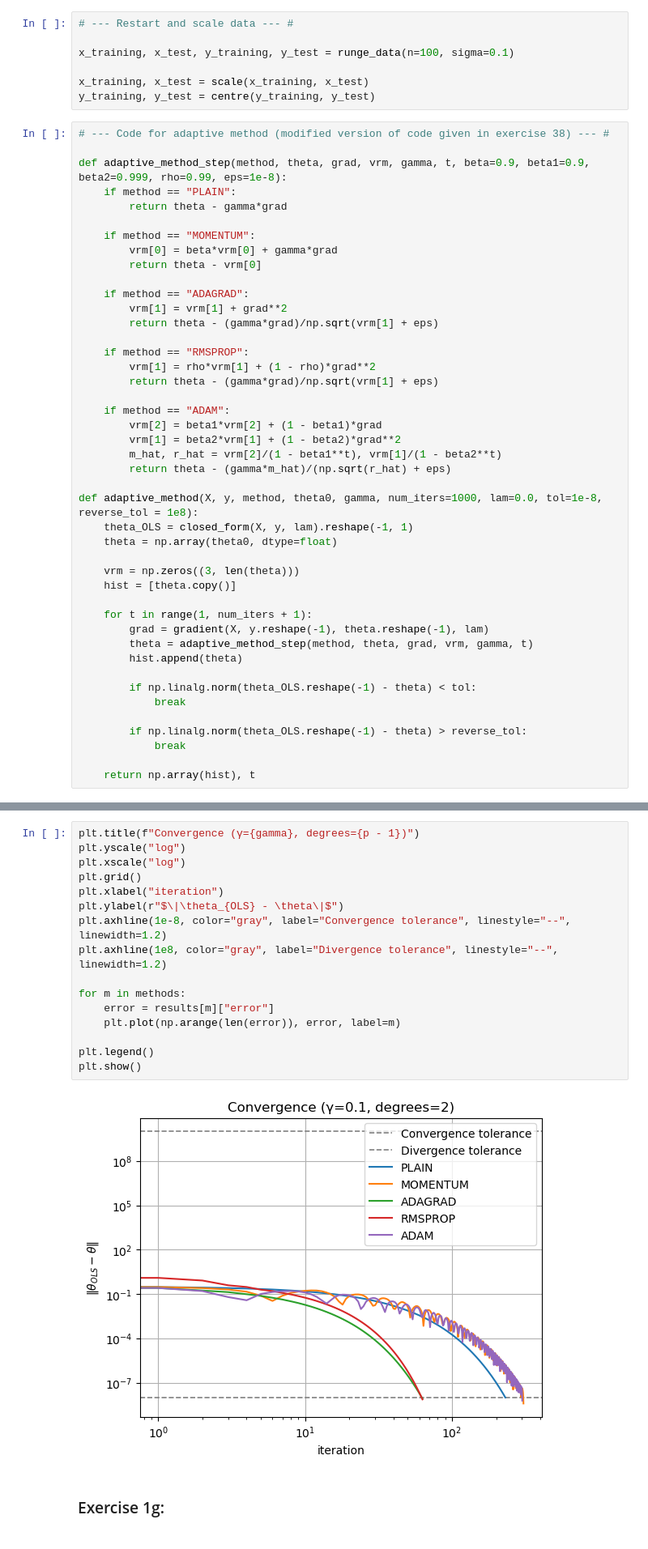
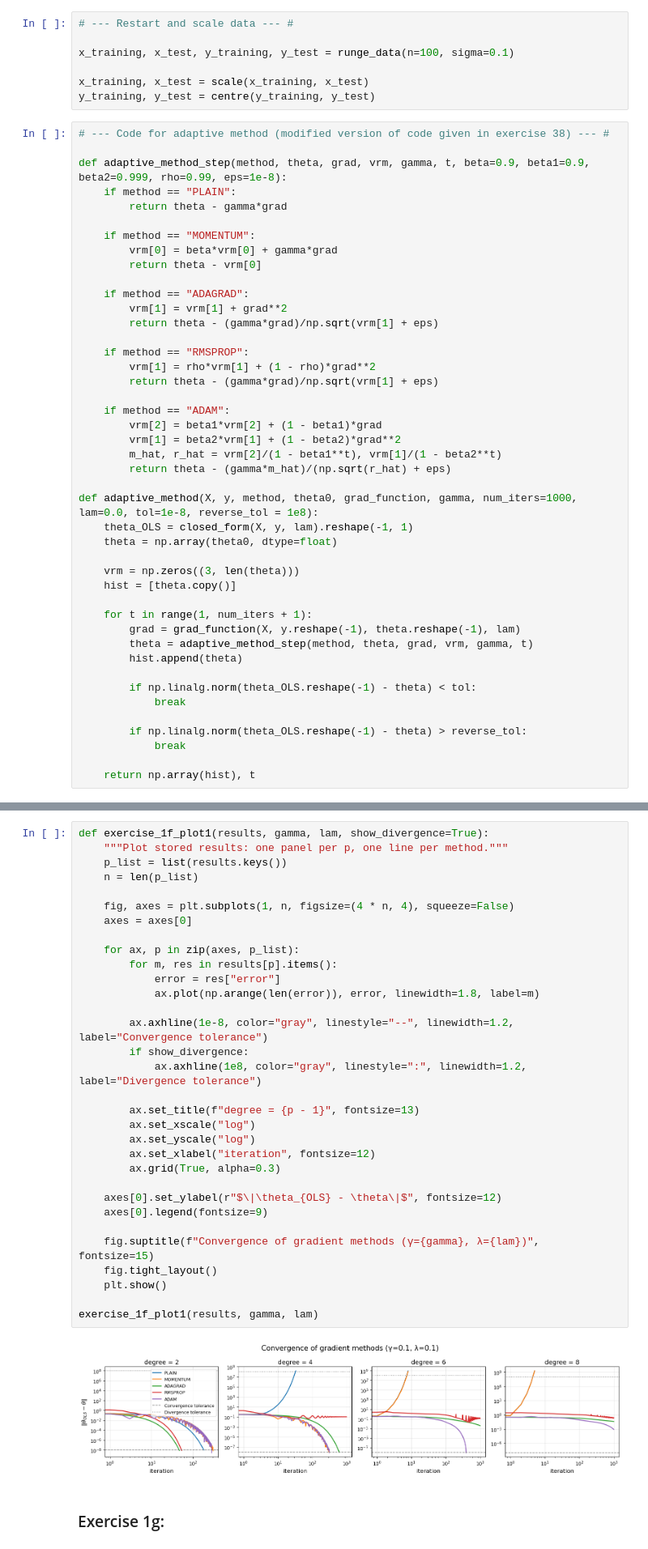
Before and after one commit to AbdulTorkerull/FYS-STK4155-Project-1, a Jupyter notebook: FYS-STK4155_Project.ipynb, the cells around one changed output, grey strips where cells are left out. Shown at 81% size. Cells and saved outputs as stored; diff of their text form.

Commit message:
Staring exercise 1g

```diff
--- a/FYS-STK4155_Project.ipynb
+++ b/FYS-STK4155_Project.ipynb
@@ -878,7 +880,7 @@ def adaptive_method_step(method, theta, grad, vrm, gamma, t, beta=0.9, beta1=0.9
         m_hat, r_hat = vrm[2]/(1 - beta1**t), vrm[1]/(1 - beta2**t)
         return theta - (gamma*m_hat)/(np.sqrt(r_hat) + eps)
 
-def adaptive_method(X, y, method, theta0, gamma, num_iters=1000, lam=0.0, tol=1e-8, reverse_tol = 1e8):
+def adaptive_method(X, y, method, theta0, grad_function, gamma, num_iters=1000, lam=0.0, tol=1e-8, reverse_tol = 1e8):
     theta_OLS = closed_form(X, y, lam).reshape(-1, 1)
     theta = np.array(theta0, dtype=float)
 
@@ -886,7 +888,7 @@ def adaptive_method(X, y, method, theta0, gamma, num_iters=1000, lam=0.0, tol=1e
     hist = [theta.copy()]
 
     for t in range(1, num_iters + 1):
-        grad = gradient(X, y.reshape(-1), theta.reshape(-1), lam)
+        grad = grad_function(X, y.reshape(-1), theta.reshape(-1), lam)
         theta = adaptive_method_step(method, theta, grad, vrm, gamma, t)
         hist.append(theta)
 
@@ -925,20 +927,36 @@ for m in methods:
 # %%
-plt.title(f"Convergence (γ={gamma}, degrees={p - 1})")
-plt.yscale("log")
-plt.xscale("log")
-plt.grid()
-plt.xlabel("iteration")
-plt.ylabel(r"$\|\theta_{OLS} - \theta\|$")
-plt.axhline(1e-8, color="gray", label="Convergence tolerance", linestyle="--", linewidth=1.2)
-plt.axhline(1e8, color="gray", label="Divergence tolerance", linestyle="--", linewidth=1.2)
+def exercise_1f_plot1(results, gamma, lam, show_divergence=True):
+    """Plot stored results: one panel per p, one line per method."""
+    p_list = list(results.keys())
+    n = len(p_list)
 
-for m in methods:
-    error = results[m]["error"]
-    plt.plot(np.arange(len(error)), error, label=m)
+    fig, axes = plt.subplots(1, n, figsize=(4 * n, 4), squeeze=False)
+    axes = axes[0]
 
-plt.legend()
-plt.show()
+    for ax, p in zip(axes, p_list):
+        for m, res in results[p].items():
+            error = res["error"]
+            ax.plot(np.arange(len(error)), error, linewidth=1.8, label=m)
+
+        ax.axhline(1e-8, color="gray", linestyle="--", linewidth=1.2, label="Convergence tolerance")
+        if show_divergence:
+            ax.axhline(1e8, color="gray", linestyle=":", linewidth=1.2, label="Divergence tolerance")
+
+        ax.set_title(f"degree = {p - 1}", fontsize=13)
+        ax.set_xscale("log")
+        ax.set_yscale("log")
+        ax.set_xlabel("iteration", fontsize=12)
+        ax.grid(True, alpha=0.3)
+
+    axes[0].set_ylabel(r"$\|\theta_{OLS} - \theta\|$", fontsize=12)
+    axes[0].legend(fontsize=9)
+
+    fig.suptitle(f"Convergence of gradient methods (γ={gamma}, λ={lam})", fontsize=15)
+    fig.tight_layout()
+    plt.show()
+
+exercise_1f_plot1(results, gamma, lam)
 # %% [output]
-[figure, old version]
+[figure, new version]
 # %% [markdown]
 ### Exercise 1g:
```
Also changed, not shown: parts of 7 cells of this notebook.
